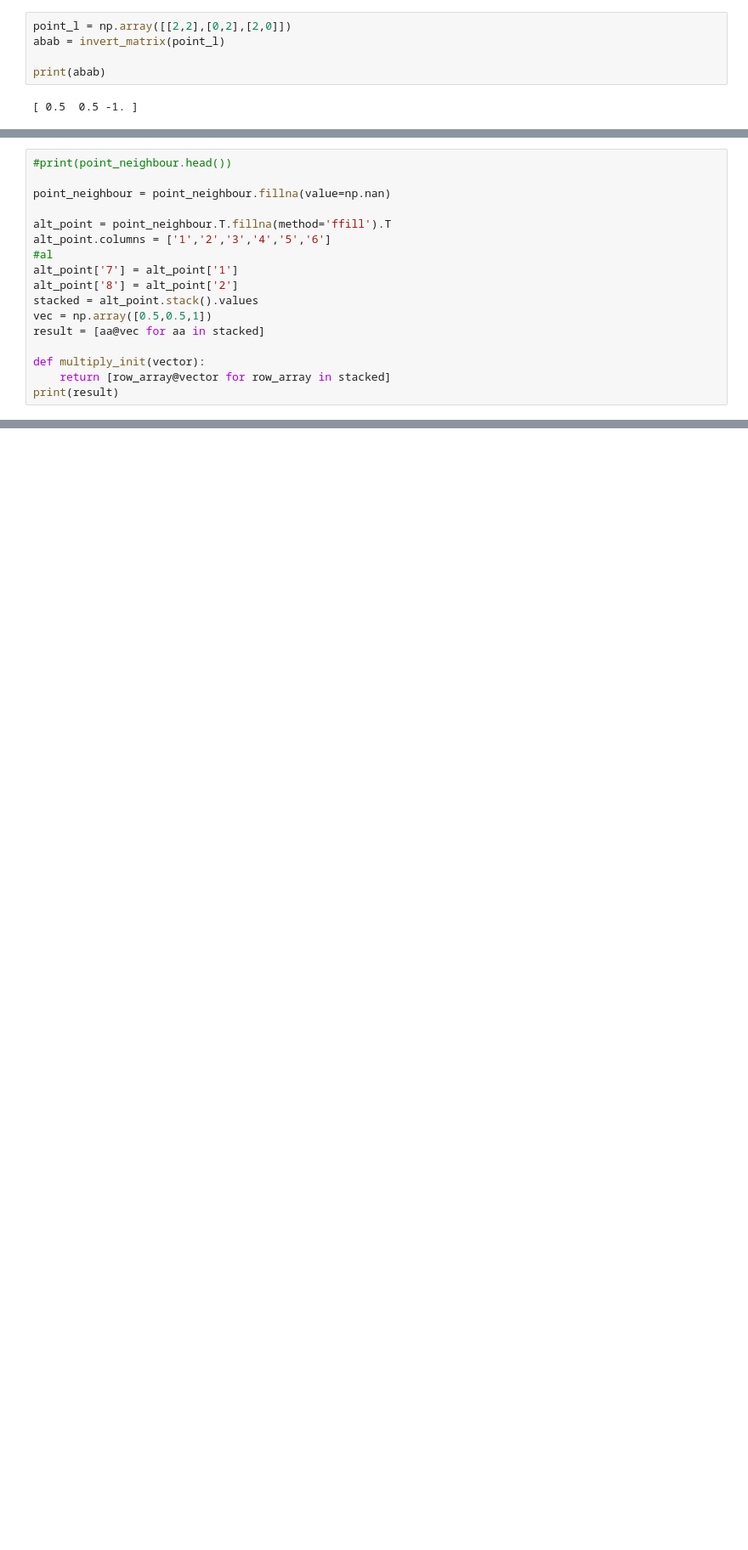
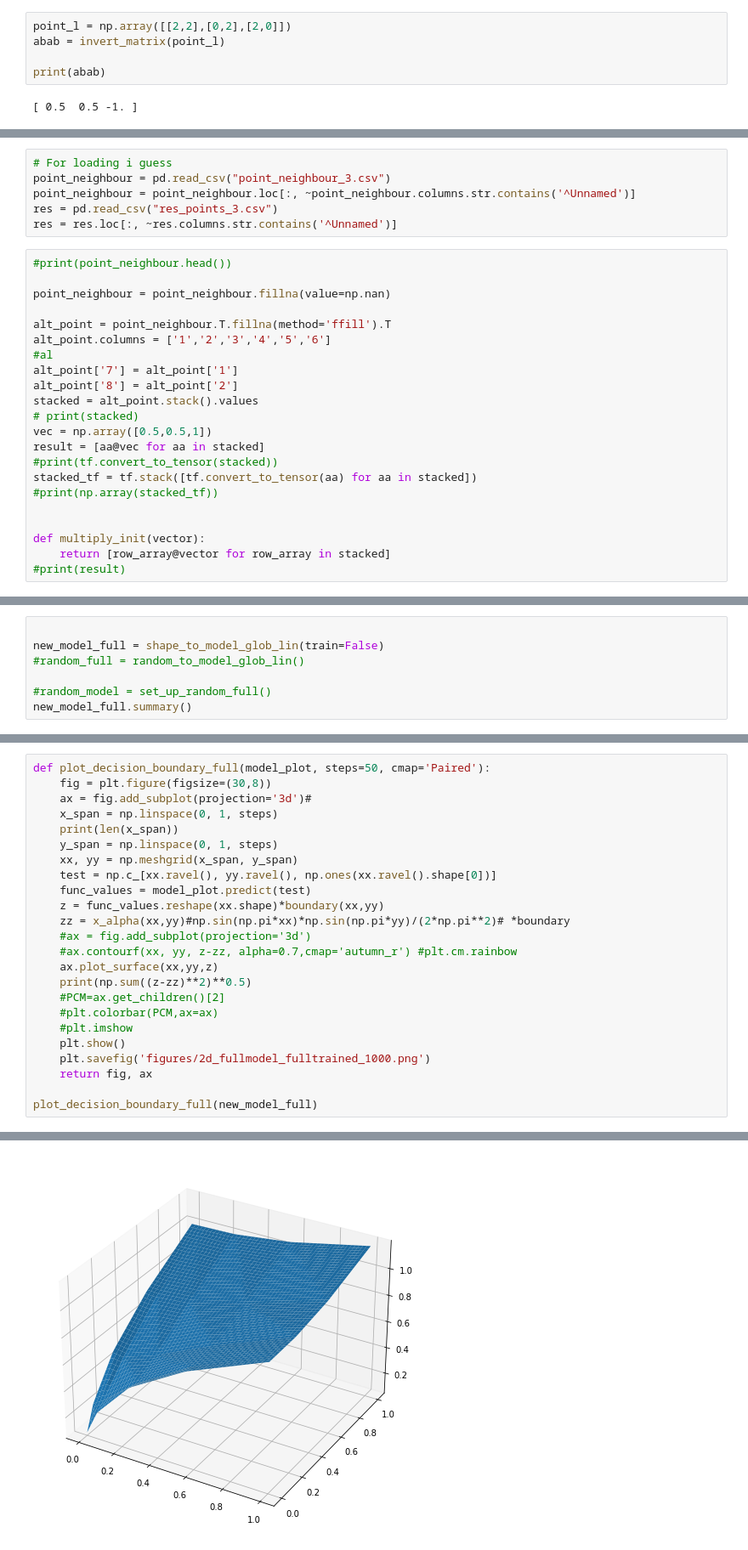
Before and after one commit to NicoDisch/thesis-ma, a Jupyter notebook: main_2/fenics_implement.ipynb, the cells around one changed output, grey strips where cells are left out. Shown at 85% size. Drawn from its saved outputs; the diff is of its cells as text; blank space fills up the shorter version.

```diff
--- a/main_2/fenics_implement.ipynb
+++ b/main_2/fenics_implement.ipynb
@@ -272,3 +331,9 @@ res.to_csv("res_points_9.csv")
+# %%
+# For loading i guess
+point_neighbour = pd.read_csv("point_neighbour_3.csv")
+point_neighbour = point_neighbour.loc[:, ~point_neighbour.columns.str.contains('^Unnamed')]
+res = pd.read_csv("res_points_3.csv")
+res = res.loc[:, ~res.columns.str.contains('^Unnamed')]
 # %%
 #print(point_neighbour.head())
 
@@ -280,9 +345,14 @@ alt_point.columns = ['1','2','3','4','5','6']
 alt_point['7'] = alt_point['1']
 alt_point['8'] = alt_point['2']
 stacked = alt_point.stack().values
+# print(stacked)
 vec = np.array([0.5,0.5,1])
 result = [aa@vec for aa in stacked]
+#print(tf.convert_to_tensor(stacked))
+stacked_tf = tf.stack([tf.convert_to_tensor(aa) for aa in stacked])
+#print(np.array(stacked_tf))
+
 
 def multiply_init(vector):
     return [row_array@vector for row_array in stacked]
-print(result)
+#print(result)
@@ -436,0 +645,7 @@ plot_decision_boundary(new_model)
+# %%
+
+new_model_full = shape_to_model_glob_lin(train=False)
+#random_full = random_to_model_glob_lin()
+
+#random_model = set_up_random_full()
+new_model_full.summary()
@@ -436,0 +666,25 @@ plot_decision_boundary(new_model)
+# %%
+def plot_decision_boundary_full(model_plot, steps=50, cmap='Paired'):
+    fig = plt.figure(figsize=(30,8))
+    ax = fig.add_subplot(projection='3d')#
+    x_span = np.linspace(0, 1, steps)
+    print(len(x_span))
+    y_span = np.linspace(0, 1, steps)
+    xx, yy = np.meshgrid(x_span, y_span)
+    test = np.c_[xx.ravel(), yy.ravel(), np.ones(xx.ravel().shape[0])]
+    func_values = model_plot.predict(test)
+    z = func_values.reshape(xx.shape)*boundary(xx,yy)
+    zz = x_alpha(xx,yy)#np.sin(np.pi*xx)*np.sin(np.pi*yy)/(2*np.pi**2)# *boundary
+    #ax = fig.add_subplot(projection='3d')
+    #ax.contourf(xx, yy, z-zz, alpha=0.7,cmap='autumn_r') #plt.cm.rainbow
+    ax.plot_surface(xx,yy,z)
+    print(np.sum((z-zz)**2)**0.5)
+    #PCM=ax.get_children()[2]
+    #plt.colorbar(PCM,ax=ax)
+    #plt.imshow
+    plt.show()
+    plt.savefig('figures/2d_fullmodel_fulltrained_1000.png')
+    return fig, ax
+
+plot_decision_boundary_full(new_model_full)
+# %% [output]
@@ -436,0 +693 @@ plot_decision_boundary(new_model)
+[figure, added]
```
Also changed, not shown: parts of 37 cells of this notebook.
